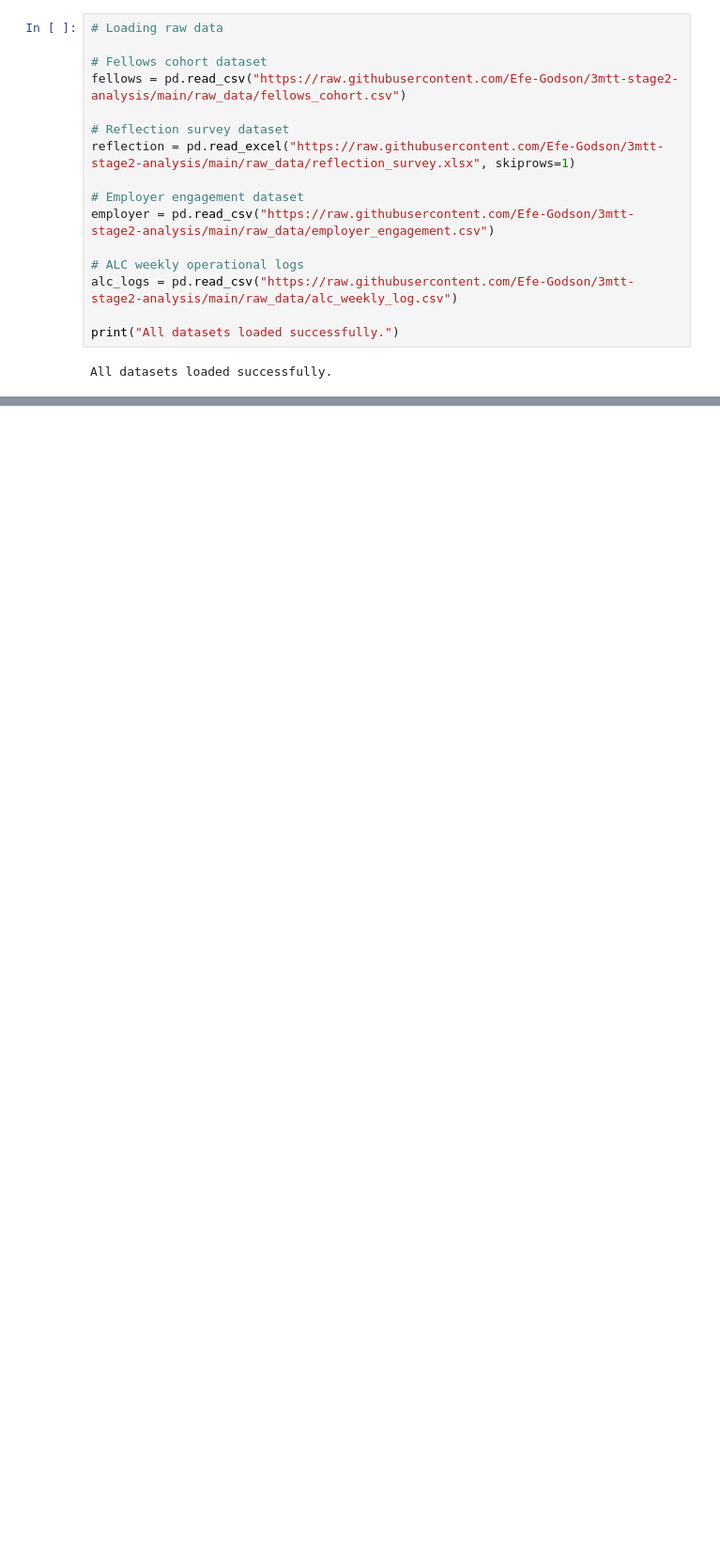
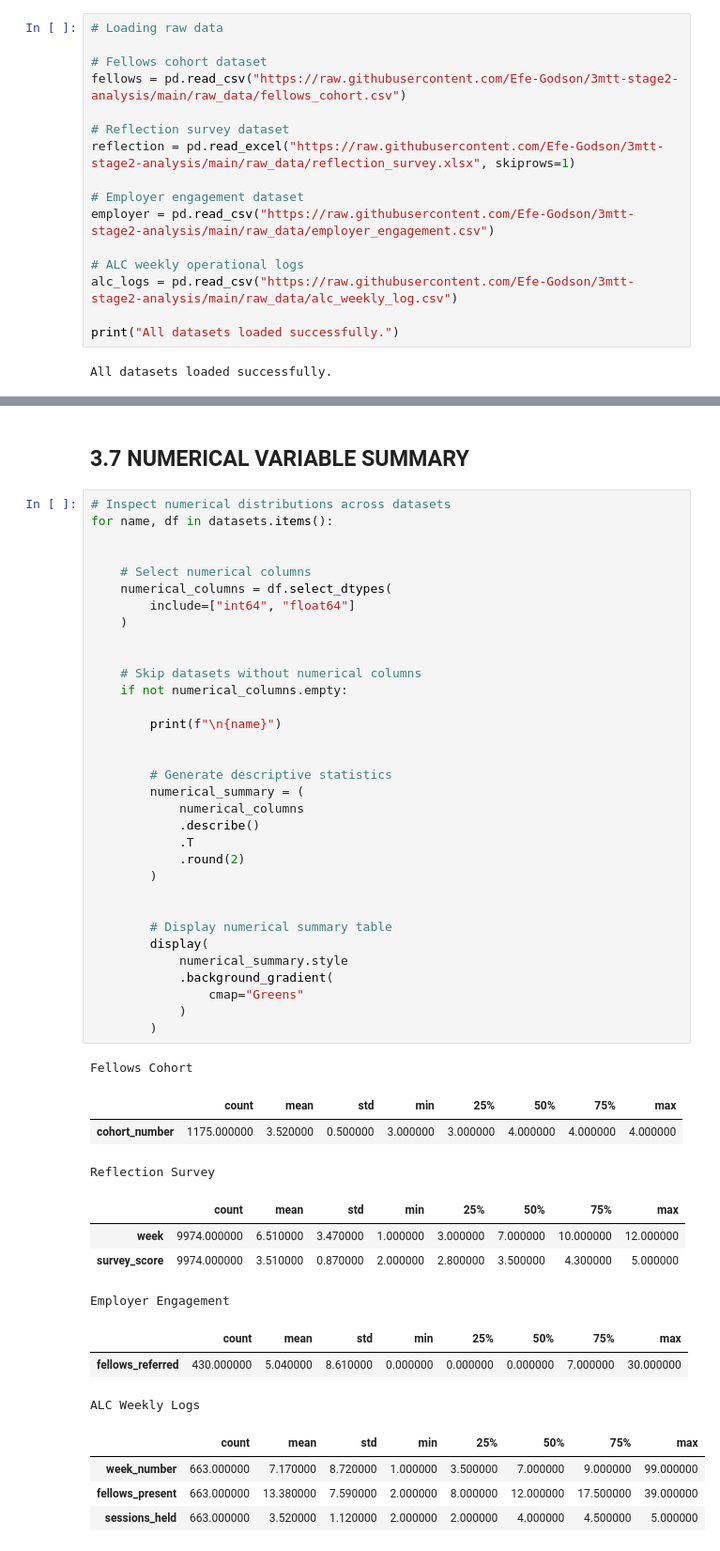
Before and after one commit to Efe-Godson/3mtt-stage2-analysis, a Jupyter notebook: notebooks/deliverable_2_analysis_notebook.ipynb, the cells around one changed output, grey strips where cells are left out. Shown at 94% size. Saved outputs shown, nothing was run; the diff lists cells and outputs as text; blank space fills up the shorter version.

```diff
--- a/notebooks/deliverable_2_analysis_notebook.ipynb
+++ b/notebooks/deliverable_2_analysis_notebook.ipynb
@@ -282,0 +405,51 @@ ALC WEEKLY LOGS - MISSING VALUES
+# %% [markdown]
+## 3.7 NUMERICAL VARIABLE SUMMARY
+# %%
+# Inspect numerical distributions across datasets
+for name, df in datasets.items():
+
+
+    # Select numerical columns
+    numerical_columns = df.select_dtypes(
+        include=["int64", "float64"]
+    )
+
+
+    # Skip datasets without numerical columns
+    if not numerical_columns.empty:
+
+        print(f"\n{name}")
+
+
+        # Generate descriptive statistics
+        numerical_summary = (
+            numerical_columns
+            .describe()
+            .T
+            .round(2)
+        )
+
+
+        # Display numerical summary table
+        display(
+            numerical_summary.style
+            .background_gradient(
+                cmap="Greens"
+            )
+        )
+# %% [output]
+Fellows Cohort
+|  | count | mean | std | min | 25% | 50% | 75% | max |
+| cohort_number | 1175.000000 | 3.520000 | 0.500000 | 3.000000 | 3.000000 | 4.000000 | 4.000000 | 4.000000 |
+Reflection Survey
+|  | count | mean | std | min | 25% | 50% | 75% | max |
+| week | 9974.000000 | 6.510000 | 3.470000 | 1.000000 | 3.000000 | 7.000000 | 10.000000 | 12.000000 |
+| survey_score | 9974.000000 | 3.510000 | 0.870000 | 2.000000 | 2.800000 | 3.500000 | 4.300000 | 5.000000 |
+Employer Engagement
+|  | count | mean | std | min | 25% | 50% | 75% | max |
+| fellows_referred | 430.000000 | 5.040000 | 8.610000 | 0.000000 | 0.000000 | 0.000000 | 7.000000 | 30.000000 |
+ALC Weekly Logs
+|  | count | mean | std | min | 25% | 50% | 75% | max |
+| week_number | 663.000000 | 7.170000 | 8.720000 | 1.000000 | 3.500000 | 7.000000 | 9.000000 | 99.000000 |
+| fellows_present | 663.000000 | 13.380000 | 7.590000 | 2.000000 | 8.000000 | 12.000000 | 17.500000 | 39.000000 |
+| sessions_held | 663.000000 | 3.520000 | 1.120000 | 2.000000 | 2.000000 | 4.000000 | 4.500000 | 5.000000 |
```
Also changed, not shown: parts of 20 cells of this notebook.
